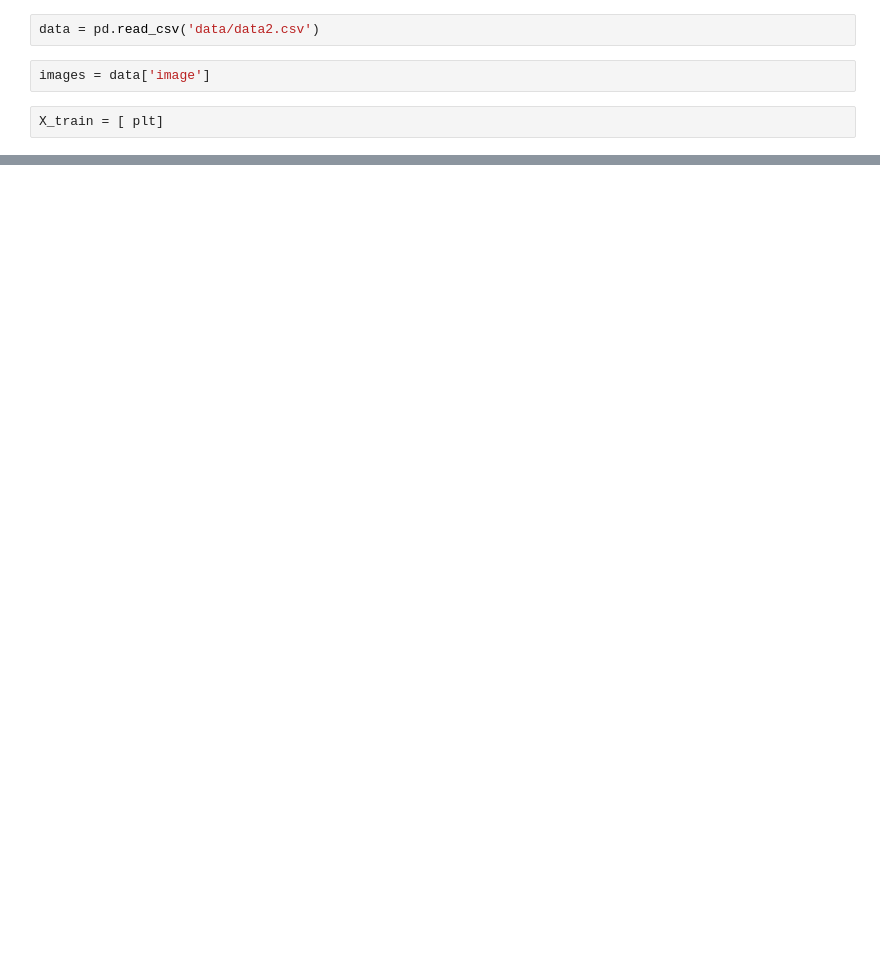
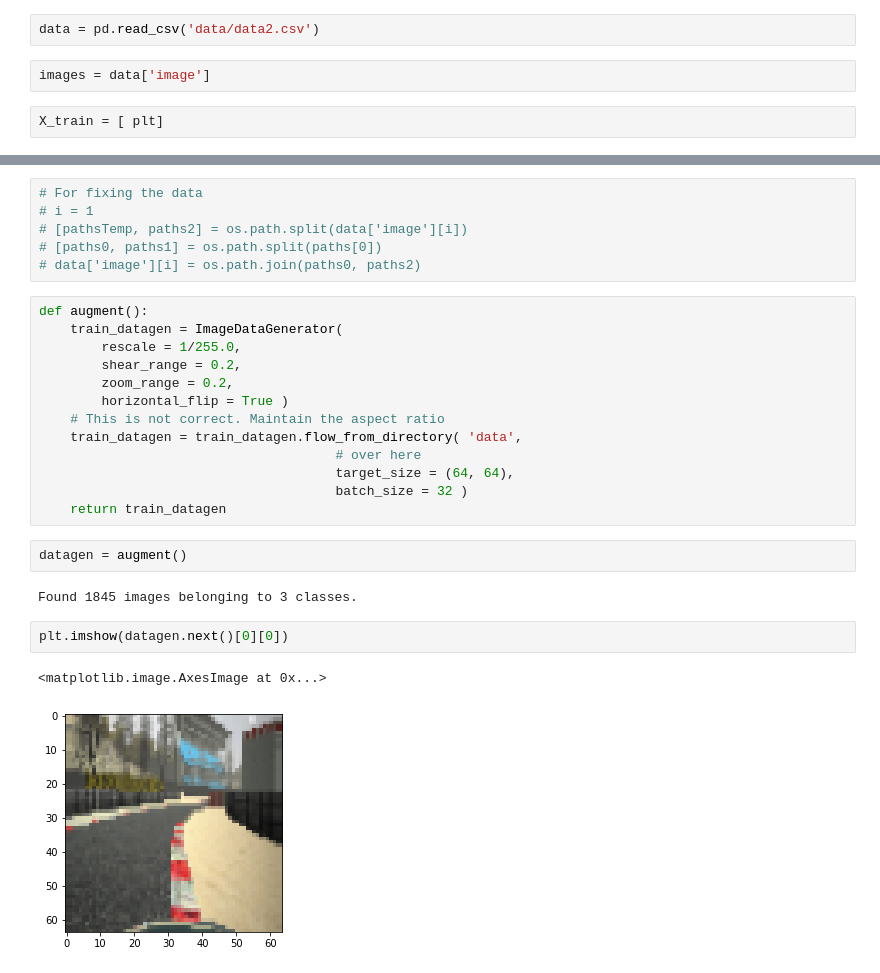
Before and after one commit to Sanil2108/machine-learning-and-computer-vision, a Jupyter notebook: convoluitonal_car_driving/Data visualisation and pre processing.ipynb, the cells around one changed output, grey strips where cells are left out. Cells and saved outputs as stored; diff of their text form; blank space fills up the shorter version.

```diff
--- a/convoluitonal_car_driving/Data visualisation and pre processing.ipynb
+++ b/convoluitonal_car_driving/Data visualisation and pre processing.ipynb
@@ -16,0 +50,28 @@ plt.imshow(image)
+# %%
+# For fixing the data
+# i = 1
+# [pathsTemp, paths2] = os.path.split(data['image'][i])
+# [paths0, paths1] = os.path.split(paths[0])
+# data['image'][i] = os.path.join(paths0, paths2)
+# %%
+def augment():
+    train_datagen = ImageDataGenerator(
+        rescale = 1/255.0,
+        shear_range = 0.2,
+        zoom_range = 0.2,
+        horizontal_flip = True )
+    # This is not correct. Maintain the aspect ratio
+    train_datagen = train_datagen.flow_from_directory( 'data',
+                                      # over here
+                                      target_size = (64, 64),
+                                      batch_size = 32 )
+    return train_datagen
+# %%
+datagen = augment()
+# %% [output]
+Found 1845 images belonging to 3 classes.
+# %%
+plt.imshow(datagen.next()[0][0])
+# %% [output]
+<matplotlib.image.AxesImage at 0x...>
+[figure, added]
```
Also changed, not shown: parts of 7 cells of this notebook, 1 other file.
